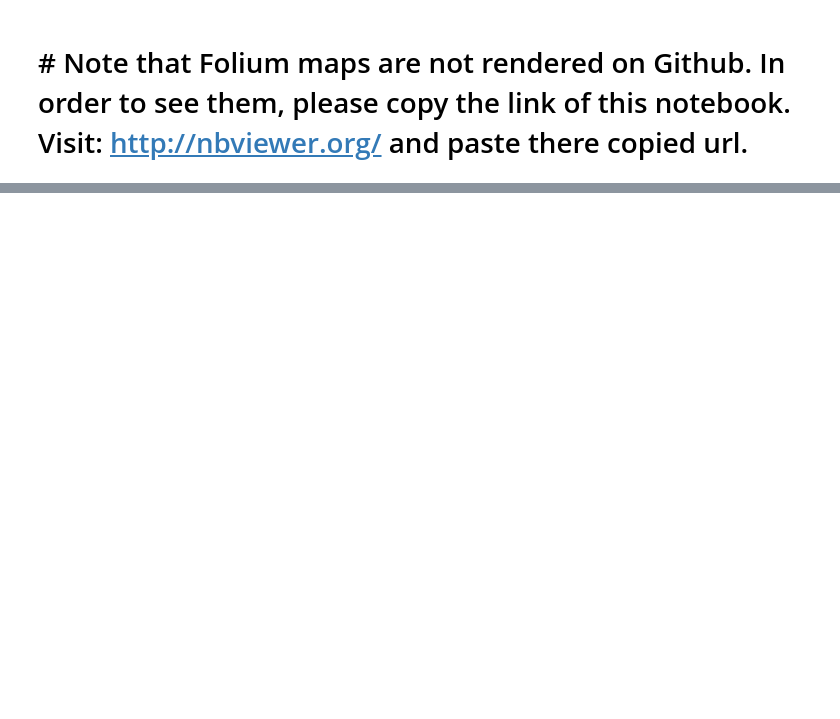
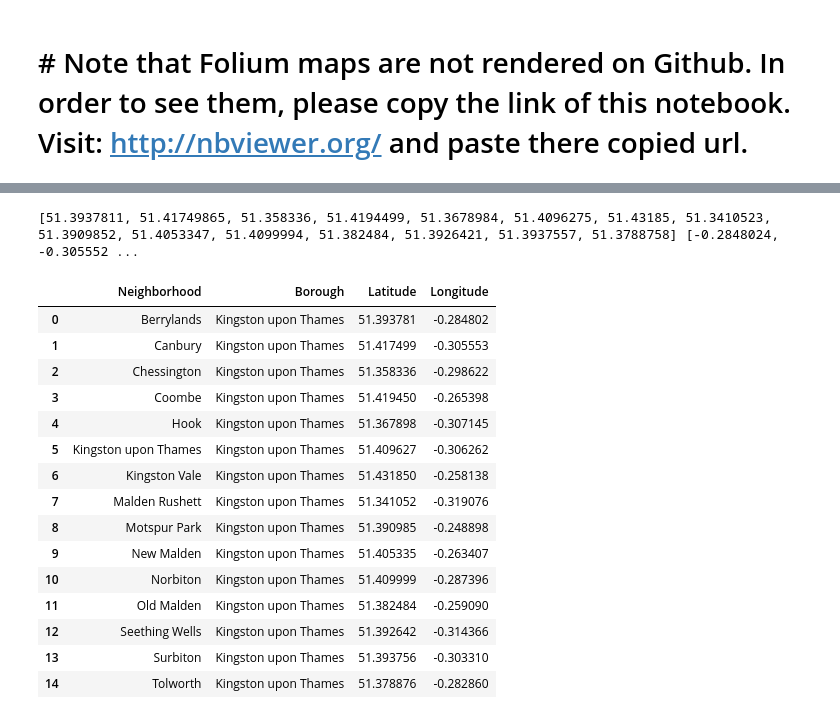
Before and after one commit to natasakovac/repository_course_IBM, a Jupyter notebook: Battle of neighborhoods.ipynb, the cells around one changed output, grey strips where cells are left out. Drawn from its saved outputs; the diff is of its cells as text; code cells hidden in the pictures; blank space fills up the shorter version.

```diff
--- a/Battle of neighborhoods.ipynb
+++ b/Battle of neighborhoods.ipynb
@@ -385,0 +427,37 @@ HTML(map_clusters._repr_html_())
+# %%
+# find longitude and latitude and fill in dataframe
+Latitude = []
+Longitude = []
+
+for i in range(len(Neighborhood)):
+    address = '{},London,United Kingdom'.format(Neighborhood[i])
+    geolocator = Nominatim(user_agent="London_agent")
+    location = geolocator.geocode(address)
+    Latitude.append(location.latitude)
+    Longitude.append(location.longitude)
+print(Latitude, Longitude)
+
+df_neigh = {'Neighborhood': Neighborhood,'Borough':Borough,'Latitude': Latitude,'Longitude':Longitude}
+KuTn = pd.DataFrame(data=df_neigh, columns=['Neighborhood', 'Borough', 'Latitude', 'Longitude'], index=None)
+KuTn['Latitude']=KuTn['Latitude'].astype(float)
+KuTn['Longitude']=KuTn['Longitude'].astype(float)
+
+KuTn
+# %% [output]
+[51.3937811, 51.41749865, 51.358336, 51.4194499, 51.3678984, 51.4096275, 51.43185, 51.3410523, 51.3909852, 51.4053347, 51.4099994, 51.382484, 51.3926421, 51.3937557, 51.3788758] [-0.2848024, -0.305552 ...
+|  | Neighborhood | Borough | Latitude | Longitude |
+| 0 | Berrylands | Kingston upon Thames | 51.393781 | -0.284802 |
+| 1 | Canbury | Kingston upon Thames | 51.417499 | -0.305553 |
+| 2 | Chessington | Kingston upon Thames | 51.358336 | -0.298622 |
+| 3 | Coombe | Kingston upon Thames | 51.419450 | -0.265398 |
+| 4 | Hook | Kingston upon Thames | 51.367898 | -0.307145 |
+| 5 | Kingston upon Thames | Kingston upon Thames | 51.409627 | -0.306262 |
+| 6 | Kingston Vale | Kingston upon Thames | 51.431850 | -0.258138 |
+| 7 | Malden Rushett | Kingston upon Thames | 51.341052 | -0.319076 |
+| 8 | Motspur Park | Kingston upon Thames | 51.390985 | -0.248898 |
+| 9 | New Malden | Kingston upon Thames | 51.405335 | -0.263407 |
+| 10 | Norbiton | Kingston upon Thames | 51.409999 | -0.287396 |
+| 11 | Old Malden | Kingston upon Thames | 51.382484 | -0.259090 |
+| 12 | Seething Wells | Kingston upon Thames | 51.392642 | -0.314366 |
+| 13 | Surbiton | Kingston upon Thames | 51.393756 | -0.303310 |
+| 14 | Tolworth | Kingston upon Thames | 51.378876 | -0.282860 |
```
Also changed, not shown: parts of 31 cells of this notebook.
